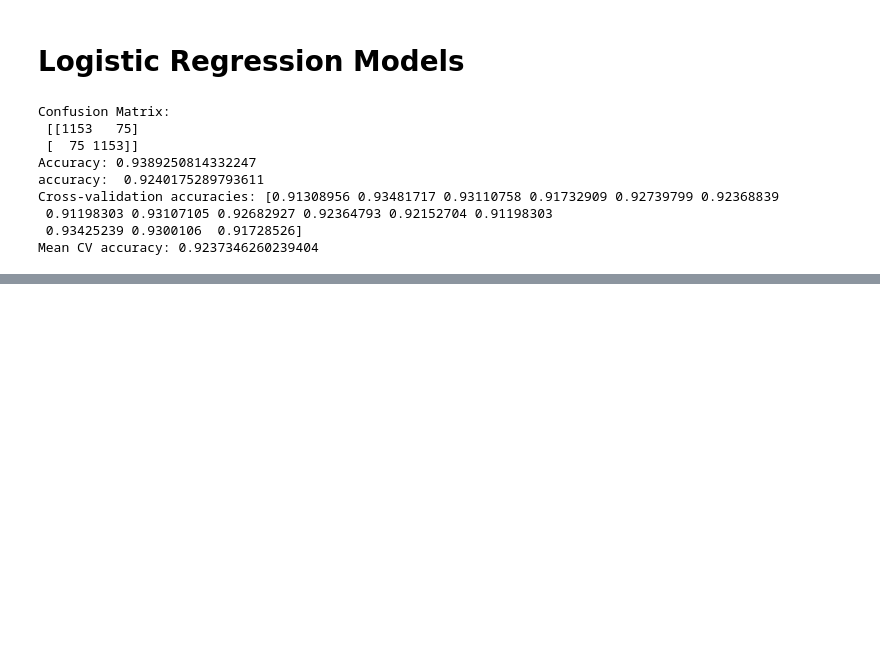
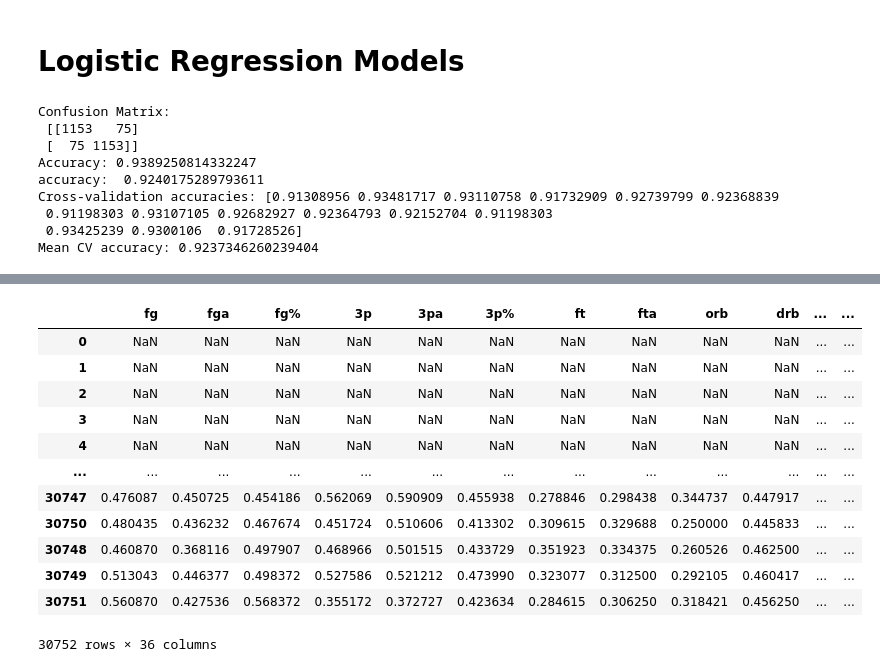
Before and after one commit to antonbil23/NbaSportsBetting, a Jupyter notebook: src/models/logistic-regression/lr.ipynb, the cells around one changed output, grey strips where cells are left out. Saved outputs shown, nothing was run; the diff lists cells and outputs as text; code cells hidden in the pictures; blank space fills up the shorter version.

```diff
--- a/src/models/logistic-regression/lr.ipynb
+++ b/src/models/logistic-regression/lr.ipynb
@@ -73,0 +155,27 @@ Mean CV accuracy: 0.9237346260239404
+# %%
+df_rolling = df[list(selected_columns) + ['won', 'team', 'season']]
+df_rolling
+
+def find_team_averages(team):
+    # Select only numeric columns for rolling calculation
+    numeric_cols = team.select_dtypes(include=[np.number])  # Using numpy to select numeric columns
+    # print(numeric_cols)
+    rolling = numeric_cols.rolling(10).mean()
+    return rolling
+
+df_rolling = df_rolling.groupby(['team', 'season'], group_keys=False).apply(find_team_averages)
+df_rolling
+# %% [output]
+|  | fg | fga | fg% | 3p | 3pa | 3p% | ft | fta | orb | drb | ... | ... |
+| 0 | NaN | NaN | NaN | NaN | NaN | NaN | NaN | NaN | NaN | NaN | ... | ... |
+| 1 | NaN | NaN | NaN | NaN | NaN | NaN | NaN | NaN | NaN | NaN | ... | ... |
+| 2 | NaN | NaN | NaN | NaN | NaN | NaN | NaN | NaN | NaN | NaN | ... | ... |
+| 3 | NaN | NaN | NaN | NaN | NaN | NaN | NaN | NaN | NaN | NaN | ... | ... |
+| 4 | NaN | NaN | NaN | NaN | NaN | NaN | NaN | NaN | NaN | NaN | ... | ... |
+| ... | ... | ... | ... | ... | ... | ... | ... | ... | ... | ... | ... | ... |
+| 30747 | 0.476087 | 0.450725 | 0.454186 | 0.562069 | 0.590909 | 0.455938 | 0.278846 | 0.298438 | 0.344737 | 0.447917 | ... | ... |
+| 30750 | 0.480435 | 0.436232 | 0.467674 | 0.451724 | 0.510606 | 0.413302 | 0.309615 | 0.329688 | 0.250000 | 0.445833 | ... | ... |
+| 30748 | 0.460870 | 0.368116 | 0.497907 | 0.468966 | 0.501515 | 0.433729 | 0.351923 | 0.334375 | 0.260526 | 0.462500 | ... | ... |
+| 30749 | 0.513043 | 0.446377 | 0.498372 | 0.527586 | 0.521212 | 0.473990 | 0.323077 | 0.312500 | 0.292105 | 0.460417 | ... | ... |
+| 30751 | 0.560870 | 0.427536 | 0.568372 | 0.355172 | 0.372727 | 0.423634 | 0.284615 | 0.306250 | 0.318421 | 0.456250 | ... | ... |
+30752 rows × 36 columns
```
Also changed, not shown: parts of 12 cells of this notebook, 1 other file.
